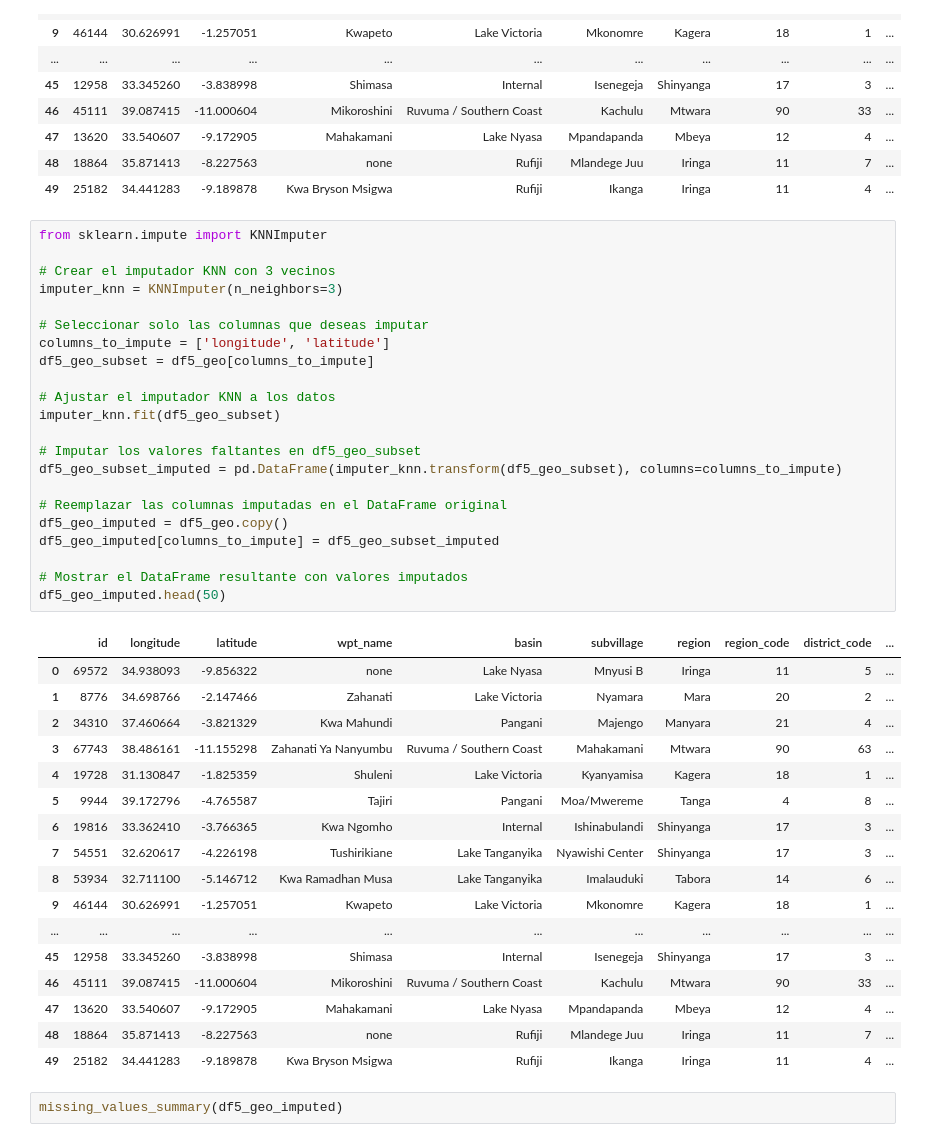
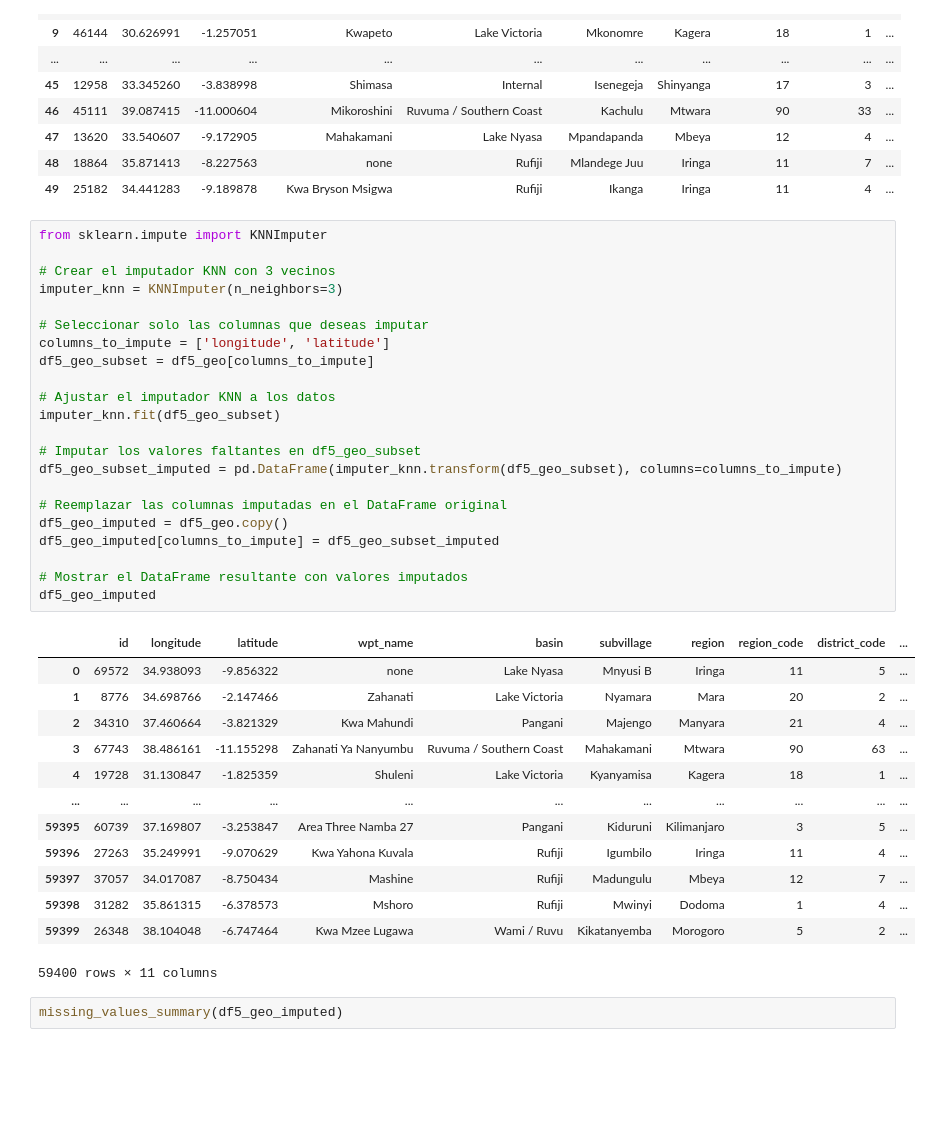
Before and after one commit to jogarman/Machine_learning, a Jupyter notebook: V4.2_imputar_nulos.ipynb, the cells around one changed output. Cells and saved outputs as stored; diff of their text form; blank space fills up the shorter version.

```diff
--- a/V4.2_imputar_nulos.ipynb
+++ b/V4.2_imputar_nulos.ipynb
@@ -37,43 +37,39 @@ df5_geo.head(50)
 # %%
 from sklearn.impute import KNNImputer
 
 # Crear el imputador KNN con 3 vecinos
 imputer_knn = KNNImputer(n_neighbors=3)
 
 # Seleccionar solo las columnas que deseas imputar
 columns_to_impute = ['longitude', 'latitude']
 df5_geo_subset = df5_geo[columns_to_impute]
 
 # Ajustar el imputador KNN a los datos
 imputer_knn.fit(df5_geo_subset)
 
 # Imputar los valores faltantes en df5_geo_subset
 df5_geo_subset_imputed = pd.DataFrame(imputer_knn.transform(df5_geo_subset), columns=columns_to_impute)
 
 # Reemplazar las columnas imputadas en el DataFrame original
 df5_geo_imputed = df5_geo.copy()
 df5_geo_imputed[columns_to_impute] = df5_geo_subset_imputed
 
 # Mostrar el DataFrame resultante con valores imputados
-df5_geo_imputed.head(50)
+df5_geo_imputed
 # %% [output]
 |  | id | longitude | latitude | wpt_name | basin | subvillage | region | region_code | district_code | ... |
 | 0 | 69572 | 34.938093 | -9.856322 | none | Lake Nyasa | Mnyusi B | Iringa | 11 | 5 | ... |
 | 1 | 8776 | 34.698766 | -2.147466 | Zahanati | Lake Victoria | Nyamara | Mara | 20 | 2 | ... |
 | 2 | 34310 | 37.460664 | -3.821329 | Kwa Mahundi | Pangani | Majengo | Manyara | 21 | 4 | ... |
 | 3 | 67743 | 38.486161 | -11.155298 | Zahanati Ya Nanyumbu | Ruvuma / Southern Coast | Mahakamani | Mtwara | 90 | 63 | ... |
 | 4 | 19728 | 31.130847 | -1.825359 | Shuleni | Lake Victoria | Kyanyamisa | Kagera | 18 | 1 | ... |
-| 5 | 9944 | 39.172796 | -4.765587 | Tajiri | Pangani | Moa/Mwereme | Tanga | 4 | 8 | ... |
-| 6 | 19816 | 33.362410 | -3.766365 | Kwa Ngomho | Internal | Ishinabulandi | Shinyanga | 17 | 3 | ... |
-| 7 | 54551 | 32.620617 | -4.226198 | Tushirikiane | Lake Tanganyika | Nyawishi Center | Shinyanga | 17 | 3 | ... |
-| 8 | 53934 | 32.711100 | -5.146712 | Kwa Ramadhan Musa | Lake Tanganyika | Imalauduki | Tabora | 14 | 6 | ... |
-| 9 | 46144 | 30.626991 | -1.257051 | Kwapeto | Lake Victoria | Mkonomre | Kagera | 18 | 1 | ... |
 | ... | ... | ... | ... | ... | ... | ... | ... | ... | ... | ... |
-| 45 | 12958 | 33.345260 | -3.838998 | Shimasa | Internal | Isenegeja | Shinyanga | 17 | 3 | ... |
-| 46 | 45111 | 39.087415 | -11.000604 | Mikoroshini | Ruvuma / Southern Coast | Kachulu | Mtwara | 90 | 33 | ... |
-| 47 | 13620 | 33.540607 | -9.172905 | Mahakamani | Lake Nyasa | Mpandapanda | Mbeya | 12 | 4 | ... |
-| 48 | 18864 | 35.871413 | -8.227563 | none | Rufiji | Mlandege Juu | Iringa | 11 | 7 | ... |
-| 49 | 25182 | 34.441283 | -9.189878 | Kwa Bryson Msigwa | Rufiji | Ikanga | Iringa | 11 | 4 | ... |
+| 59395 | 60739 | 37.169807 | -3.253847 | Area Three Namba 27 | Pangani | Kiduruni | Kilimanjaro | 3 | 5 | ... |
+| 59396 | 27263 | 35.249991 | -9.070629 | Kwa Yahona Kuvala | Rufiji | Igumbilo | Iringa | 11 | 4 | ... |
+| 59397 | 37057 | 34.017087 | -8.750434 | Mashine | Rufiji | Madungulu | Mbeya | 12 | 7 | ... |
+| 59398 | 31282 | 35.861315 | -6.378573 | Mshoro | Rufiji | Mwinyi | Dodoma | 1 | 4 | ... |
+| 59399 | 26348 | 38.104048 | -6.747464 | Kwa Mzee Lugawa | Wami / Ruvu | Kikatanyemba | Morogoro | 5 | 2 | ... |
+59400 rows × 11 columns
 # %%
 missing_values_summary(df5_geo_imputed)
 # %% [output]
```
Also changed, not shown: parts of 23 cells of this notebook, 26 other files.
